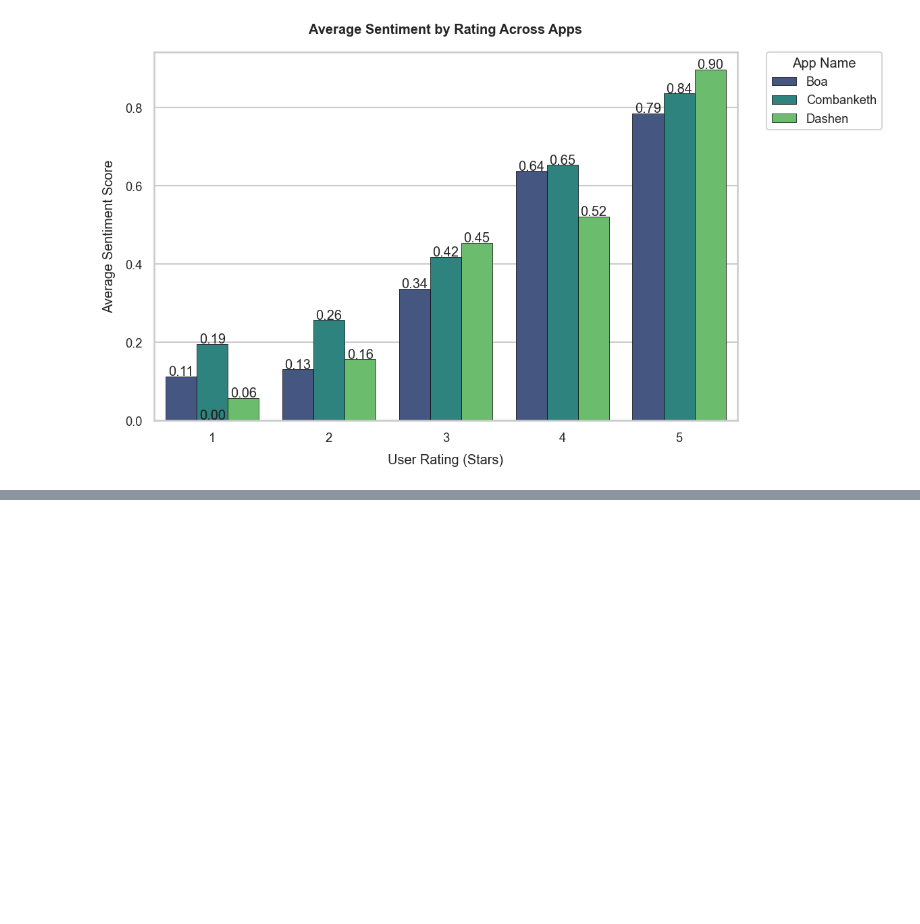
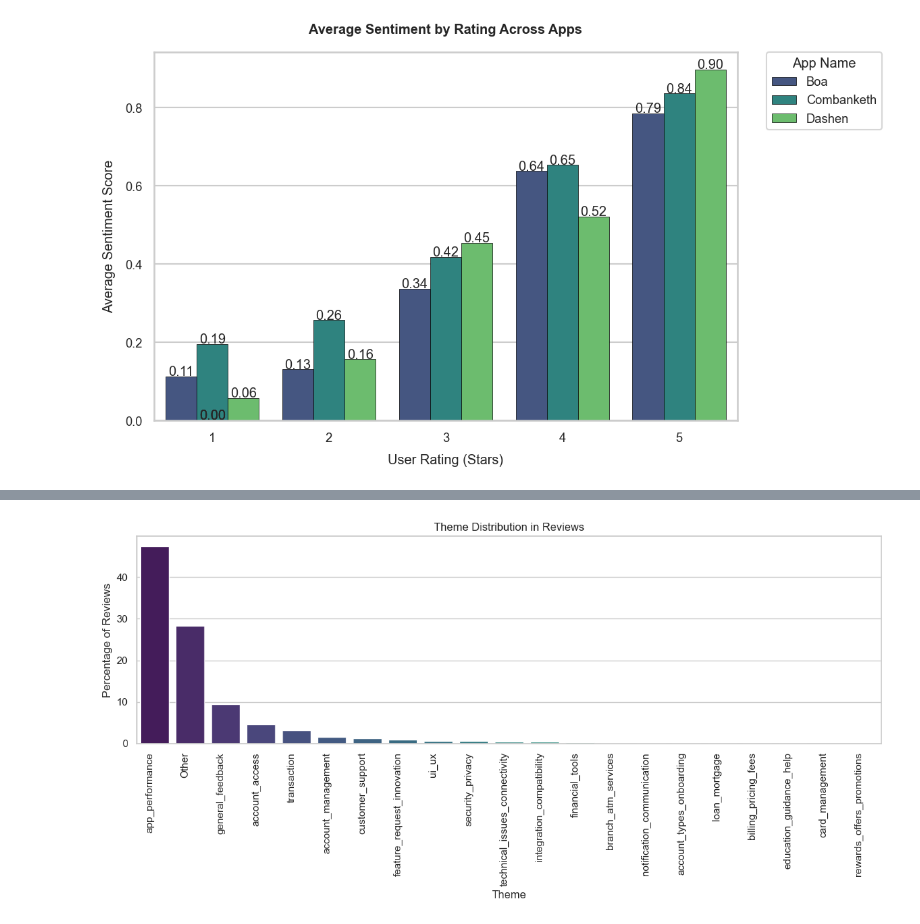
Before and after one commit to segnig/banking-app-review-analysis, a Jupyter notebook: notebooks/task-2.ipynb, the cells around one changed output, grey strips where cells are left out. Cells and saved outputs as stored; diff of their text form; code cells hidden in the pictures; blank space fills up the shorter version.

Commit message:
Theme extrating and additional EDA and documentation

```diff
--- a/notebooks/task-2.ipynb
+++ b/notebooks/task-2.ipynb
@@ -129,0 +461,6 @@ The `errwidth` parameter is deprecated. And will be removed in v0.15.0. Pass `er
+# %%
+from theme_extraction import ReviewThematicAnalyzer
+
+thematic_analyzer = ReviewThematicAnalyzer(theme_rules=theme_rules)
+
+print("columns in cleaned_reviews:", cleaned_reviews.columns)
@@ -129,0 +480,7 @@ The `errwidth` parameter is deprecated. And will be removed in v0.15.0. Pass `er
+# %%
+analized_reviews = thematic_analyzer.analyze_reviews(
+    df=cleaned_reviews,
+    text_column="review",
+    sentiment_column="sentiment_label",
+    score_column="sentiment_score",
+)
@@ -129,0 +522,22 @@ The `errwidth` parameter is deprecated. And will be removed in v0.15.0. Pass `er
+# %%
+theme_distribution = thematic_analyzer.get_theme_distribution(analized_reviews)
+theme_distribution.rename(columns={"percentage": "Theme", "proportion": "percentage"}, inplace=True)
+# %%
+plt.figure(figsize=(12, 6))
+sns.set_theme(style="whitegrid")
+
+sns.barplot(
+    x=theme_distribution.Theme,
+    y=theme_distribution.percentage,
+    palette="viridis",
+    hue=theme_distribution.Theme,
+)
+plt.title("Theme Distribution in Reviews")
+plt.xlabel("Theme")
+plt.ylabel("Percentage of Reviews")
+plt.xticks(rotation=90, ha='right')
+plt.tight_layout()
+plt.savefig("../reports/figures/theme_distribution.png", dpi=300, bbox_inches="tight")
+plt.show()
+# %% [output]
+[figure, added]
```
Also changed, not shown: parts of 19 cells of this notebook, 7 other files.
